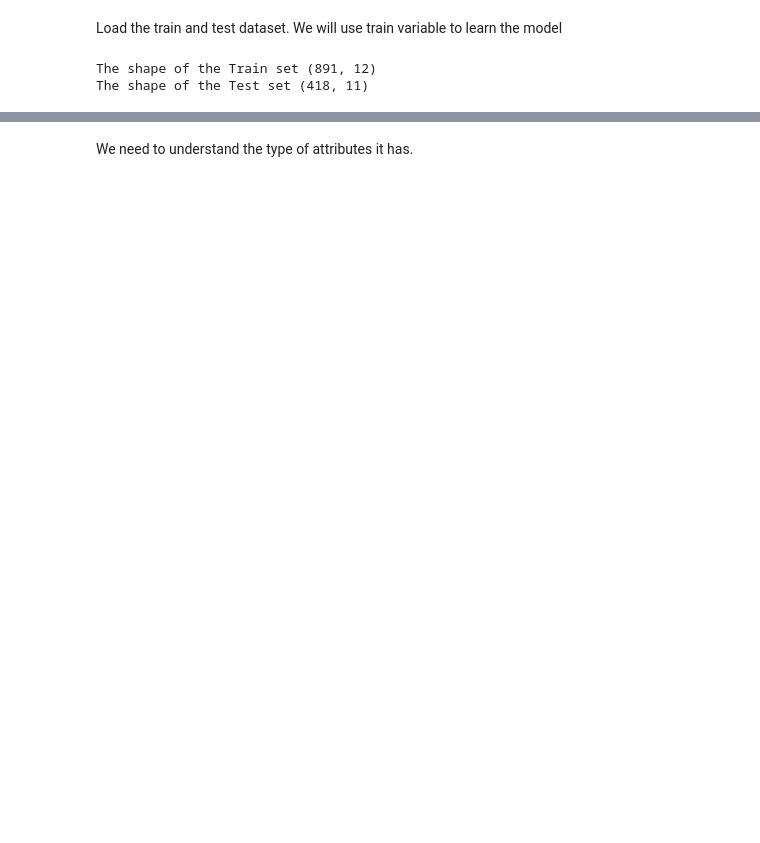
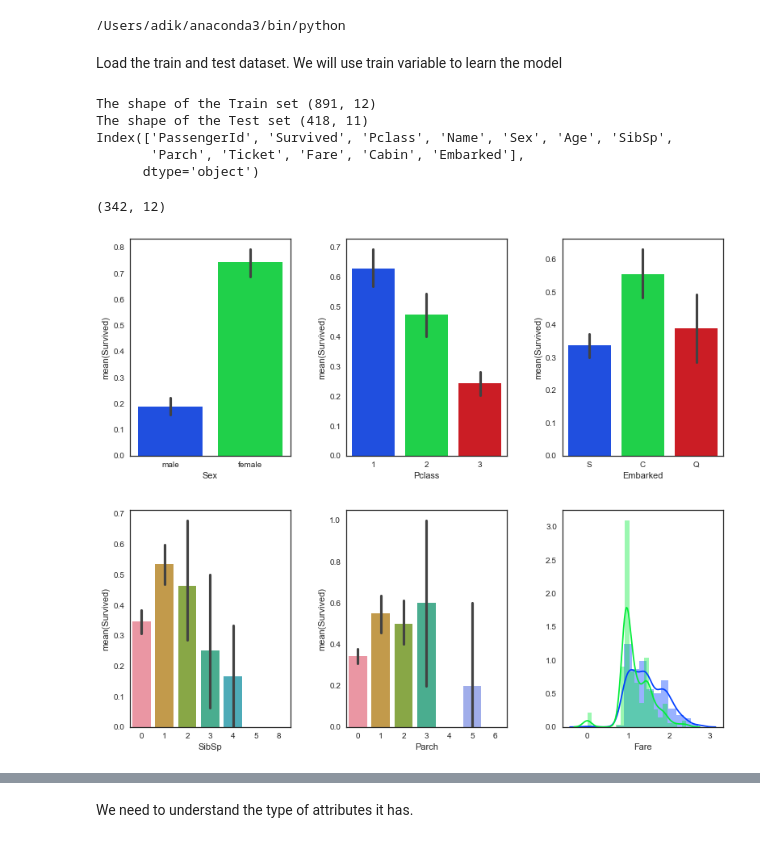
Before and after one commit to Adikhaire/Titanic-Machine-Learning-, a Jupyter notebook: Project_Titanic.ipynb, the cells around one changed output, grey strips where cells are left out. Cells and saved outputs as stored; diff of their text form; code cells hidden in the pictures; blank space fills up the shorter version.

```diff
--- a/Project_Titanic.ipynb
+++ b/Project_Titanic.ipynb
@@ -1,5 +1,5 @@
 # %%
-#%matplotlib inline
+%matplotlib inline
 
 import pandas as pd
 import numpy as np
@@ -31,9 +31,11 @@ sns.set(style='white', context='notebook', palette='bright')
 from sklearn.externals.six import StringIO
 #import pydotplus
 import sys
-sys.executable
+print(sys.executable)
 pd.options.display.max_rows = 999
 pd.options.mode.chained_assignment = None
+# %% [output]
+/Users/adik/anaconda3/bin/python
 # %% [markdown]
 Load the train and test dataset. We will use train variable to learn the model
 # %%
@@ -42,6 +44,32 @@ df_test = pd.read_csv("test.csv")
 df_Survived = df_train['Survived']
 print ("The shape of the Train set",df_train.shape )
 print ("The shape of the Test set",df_test.shape )
+print(df_train.columns)
+surv = df_train[df_train['Survived'] == 1]
+nosurv = df_train[df_train['Survived'] == 0]
 # %% [output]
 The shape of the Train set (891, 12)
 The shape of the Test set (418, 11)
+Index(['PassengerId', 'Survived', 'Pclass', 'Name', 'Sex', 'Age', 'SibSp',
+       'Parch', 'Ticket', 'Fare', 'Cabin', 'Embarked'],
+      dtype='object')
+(342, 12)
+# %%
+plt.figure(figsize=(12,10))
+plt.subplot(231)
+sns.barplot('Sex','Survived',data=df_train)
+plt.subplot(232)
+sns.barplot('Pclass','Survived',data=df_train)
+plt.subplot(233)
+sns.barplot('Embarked','Survived',data=df_train)
+plt.subplot(234)
+sns.barplot('SibSp','Survived',data=df_train)
+plt.subplot(235)
+sns.barplot('Parch','Survived',data=df_train)
+plt.subplot(236)
+sns.distplot(np.log10(surv['Fare']+1),hist=True,kde=True)
+sns.distplot(np.log10(nosurv['Fare']+1))
+plt.subplots_adjust(top=0.92, bottom=0.08, left=0.10, right=0.95, hspace=0.25,
+                    wspace=0.35)
+# %% [output]
+[figure, added]
```
Also changed, not shown: parts of 19 cells of this notebook.
